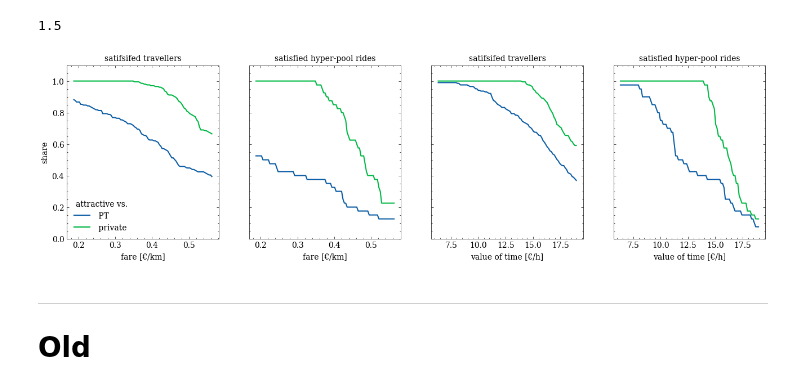
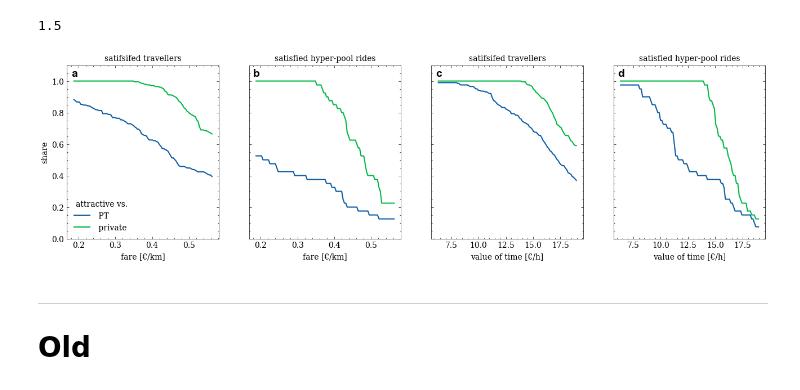
Before and after one commit to RafalKucharskiPK/ExMAS, a Jupyter notebook: ExMAS/hyperpool/reproduce.ipynb, the cells around one changed output. Cells and saved outputs as stored; diff of their text form; code cells hidden in the pictures.

```diff
--- a/ExMAS/hyperpool/reproduce.ipynb
+++ b/ExMAS/hyperpool/reproduce.ipynb
@@ -259,5 +232,8 @@ for level in [0,1,2,3]:
     ax[level].set_title(titles[level])
     if level != 3:
         ax[level].get_legend().remove()
-plt.savefig('occupancy.png',dpi = 300)
+for i, label in enumerate(('a', 'b', 'c', 'd')):
+    ax[i].text(0.07, 0.97, label, transform=ax[i].transAxes,
+      fontsize=14, fontweight='bold', va='top', ha='right', fontfamily = 'Arial')
+plt.savefig('figure_4.png',dpi = 300)
 # %% [output]
@@ -468,35 +441,38 @@ for multiplier in np.linspace(0.5,1.5,101):
                      " private ":df.attractive_private.sum()/df.shape[0],
                      " pool ":df.attractive_pool.sum()/df.shape[0],
                      "PT": df.groupby('ride').attractive_PT.min().sum()/df.ride.nunique(),
                      "private": df.groupby('ride').attractive_private.min().sum()/df.ride.nunique(),
                      "d2d": df.groupby('ride').attractive_pool.min().sum()/df.ride.nunique()}
 
 res = pd.DataFrame(res).T
 res[res.columns[0:2]].plot(title="satifsifed travellers",ax = ax[2], lw = 1.5)
 ax[2].get_legend().remove()
 ax[0].legend(title="attractive vs.")
 res[res.columns[3:5]].plot(title="satisfied hyper-pool rides",ax = ax[3], lw = 1.5)
 plt.ylim((0,1.1))
 for a in ax:
     a.xaxis.set_major_formatter(FormatStrFormatter('%.1f'))
     a.title.set_size(10)
 
 ax[0].set_ylabel(r'perception sensitivity ($ \beta^t_{\mathbb{h}}$)')
 ax[0].set_ylabel(u'share')# of hyper-pooled \n rides remaining attractive')
 ax[0].set_xlabel(r'fare [€/km]')
 ax[1].set_xlabel(r'fare [€/km]')
 ax[3].set_xlabel(r'value of time [€/h]')
 ax[2].set_xlabel(r'value of time [€/h]')
 ax[2].legend(title="attractive vs.")
 ax[2].get_legend().remove()
 ax[3].get_legend().remove()
 #ax[0].legend(title="attractive vs.")
+for i, label in enumerate(('a', 'b', 'c', 'd')):
+    ax[i].text(0.07, 0.98, label, transform=ax[i].transAxes,
+      fontsize=14, fontweight='bold', va='top', ha='right', fontfamily = 'Arial')
 
 
 #fig.suptitle('Share of hyper-pooled rides remining attractive for varying price and willingness to hyper-pool.')
-plt.savefig('sa.png',dpi = 300)
+plt.savefig('figure_7.png',dpi = 300)
 # %% [output]
-[figure, old version]
+[figure, new version]
 # %% [markdown]
 -----
 
```
Also changed, not shown: parts of 15 cells of this notebook.
